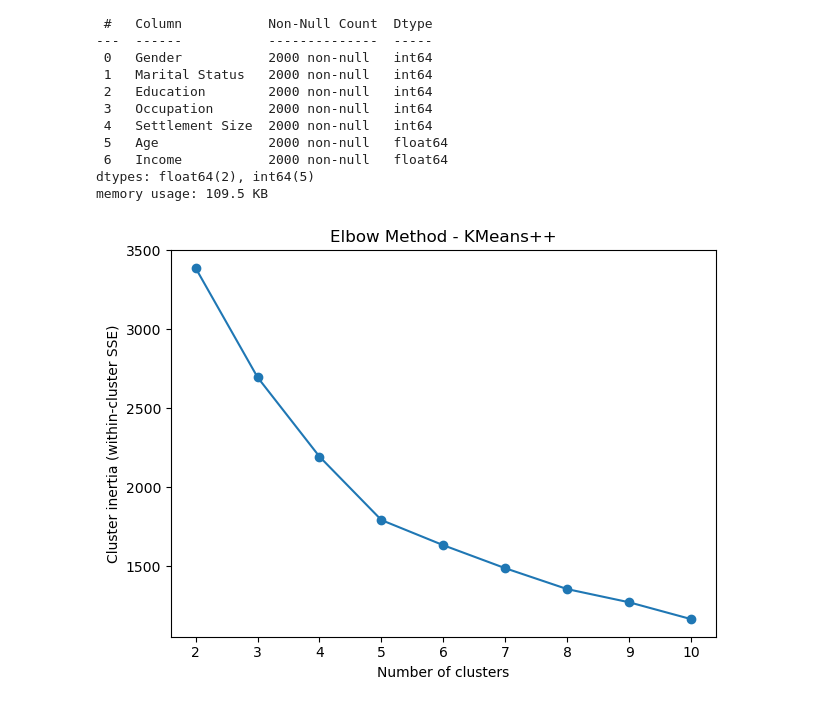
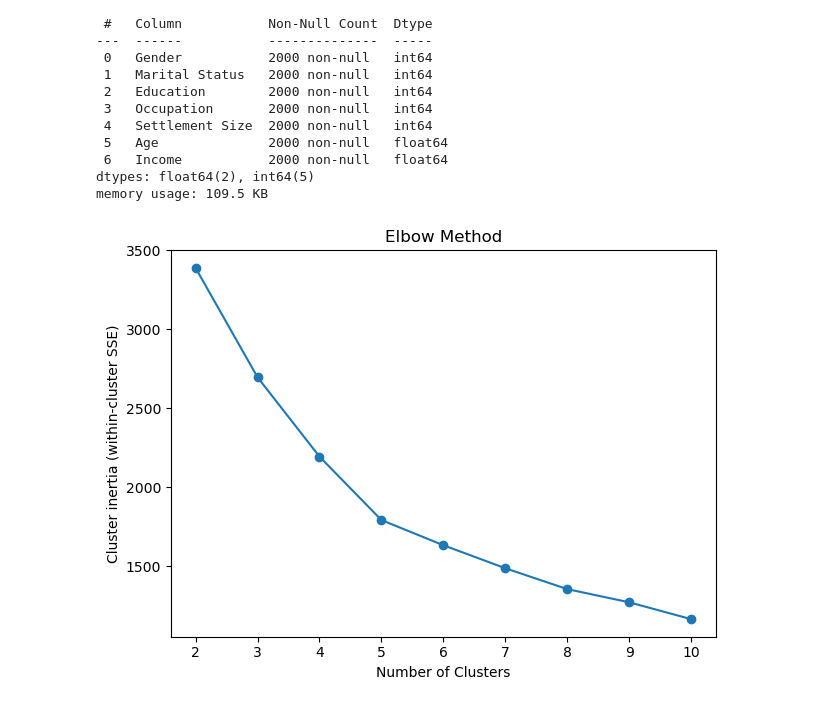
Before and after one commit to hearangheo/Applied-Predictive-Analytics, a Jupyter notebook: Assignment2_HeaRangHeo.ipynb, the cells around one changed output. Drawn from its saved outputs; the diff is of its cells as text; code cells hidden in the pictures.

```diff
--- a/Assignment2_HeaRangHeo.ipynb
+++ b/Assignment2_HeaRangHeo.ipynb
@@ -117,27 +124,27 @@ memory usage: 109.5 KB
 # %%
 inertias = []
 # silhouette_score = []
 k_values = range(2,11)
 
 for i in k_values:
     km = KMeans(n_clusters=i,
                 init='k-means++',
                 n_init=10,
                 max_iter=300,
                 random_state=0)
     km.fit(df2)
     inertias.append(km.inertia_)
 
 # plt.figure(figsize=(10, 5))
 plt.plot(k_values, inertias, marker='o')
-plt.title('Elbow Method - KMeans++')
-plt.xlabel('Number of clusters')
+plt.title('Elbow Method')
+plt.xlabel('Number of Clusters')
 plt.ylabel('Cluster inertia (within-cluster SSE)')
 plt.xticks(k_values)
 plt.tight_layout()
 plt.show()
 # %% [output]
-[figure, old version]
+[figure, new version]
 # %%
 # Set your input data (standardized version)
 X = df2.drop(columns=['kmeans_cluster', 'agg_cluster'], errors='ignore')
```
Also changed, not shown: parts of 4 cells of this notebook.
